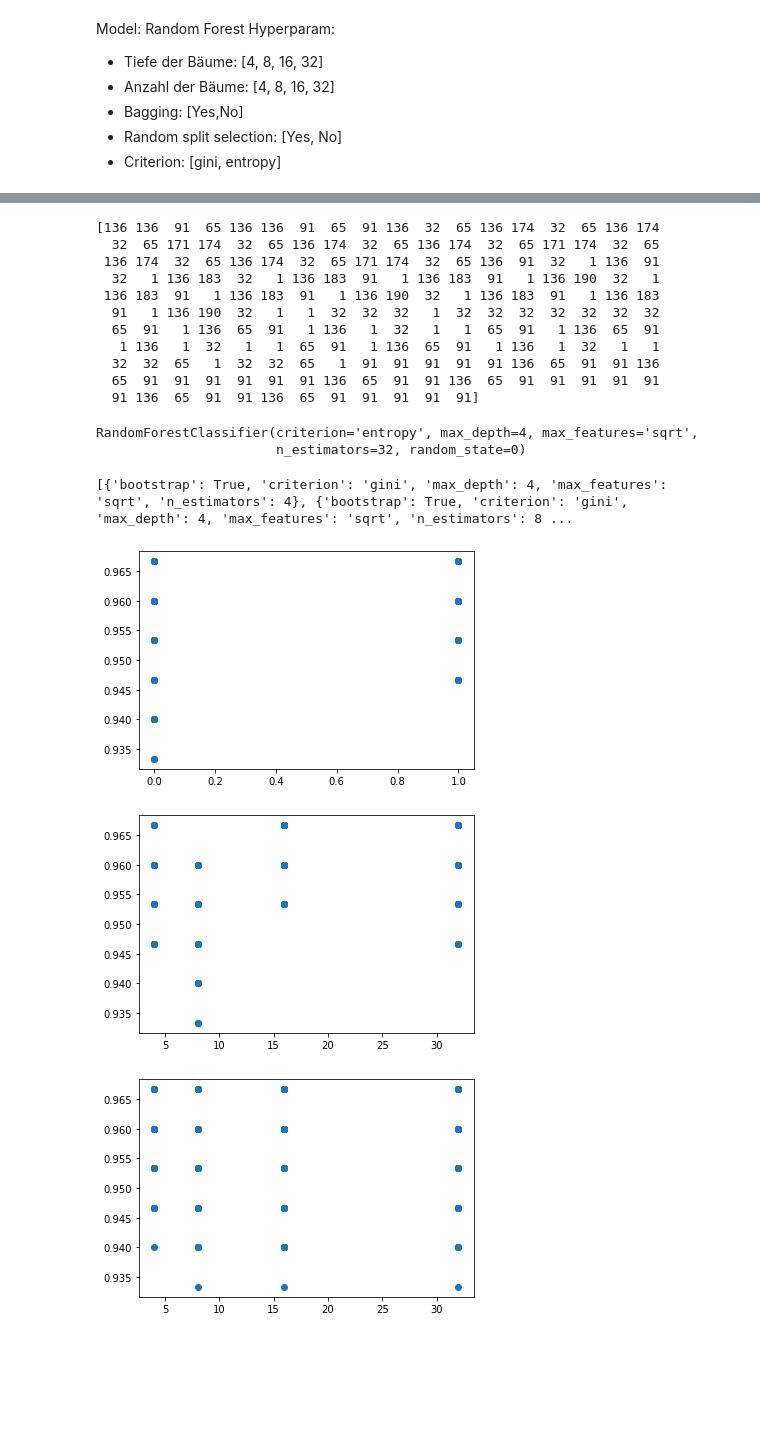
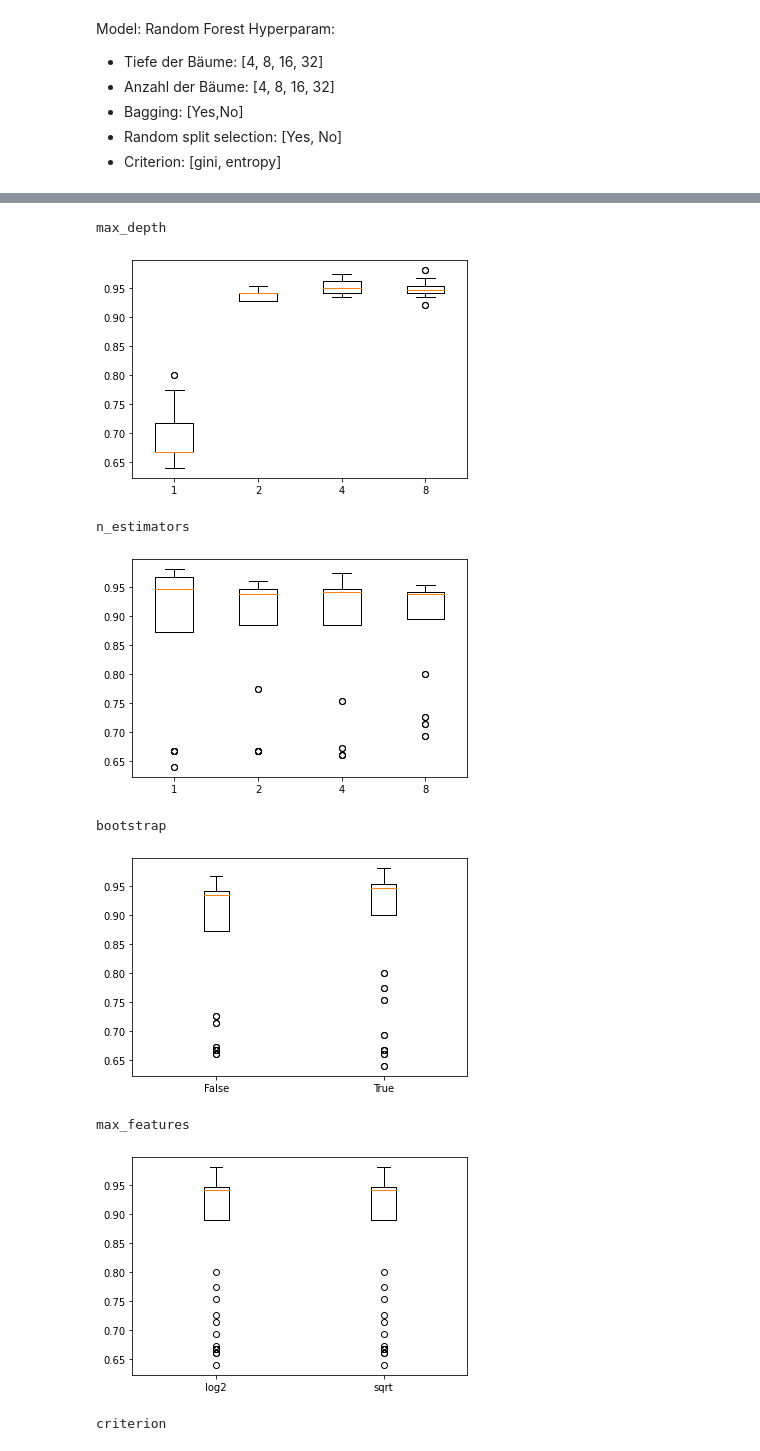
Before and after one commit to u-adrian/PSDA, a Jupyter notebook: 01_Exercise/Aufgabe_7.ipynb, the cells around one changed output, grey strips where cells are left out. Cells and saved outputs as stored; diff of their text form; code cells hidden in the pictures; blank space fills up the shorter version.

Commit message:
cleaner code and boxplots

```diff
--- a/01_Exercise/Aufgabe_7.ipynb
+++ b/01_Exercise/Aufgabe_7.ipynb
@@ -13,17 +15,19 @@ from sklearn.ensemble import RandomForestClassifier
 from sklearn.datasets import load_iris
 
 from sklearn.model_selection import GridSearchCV
+from sklearn.model_selection import StratifiedKFold
 
 dataset = load_iris()
 dataset
 X = dataset.data
 y = dataset.target
 
-forest = RandomForestClassifier(random_state=0)
+stratKFold = StratifiedKFold(n_splits=5,shuffle=True,random_state=random_state)
 
-parameters = {'max_depth':[4,8,16,32], 'n_estimators':[4,8,16,32], 'bootstrap':[True,False], 'max_features': ['sqrt','log2',None], 'criterion':['gini','entropy']}
+forest = RandomForestClassifier(random_state=random_state)
 
-gscv = GridSearchCV(forest, parameters)
+parameters = {'max_depth':[1,2,4,8], 'n_estimators':[1,2,4,8], 'bootstrap':[True,False], 'max_features': ['sqrt','log2'], 'criterion':['gini','entropy']}
+
+gscv = GridSearchCV(estimator=forest, param_grid=parameters, n_jobs=-1, cv=stratKFold)
 gscv.fit(X, y)
-sorted(gscv.cv_results_.keys())
 # %% [output]
@@ -48,23 +40,0 @@ sorted(gscv.cv_results_.keys())
-# %%
-print(gscv.cv_results_['rank_test_score'])
-# %% [output]
-[136 136  91  65 136 136  91  65  91 136  32  65 136 174  32  65 136 174
-  32  65 171 174  32  65 136 174  32  65 136 174  32  65 171 174  32  65
- 136 174  32  65 136 174  32  65 171 174  32  65 136  91  32   1 136  91
-  32   1 136 183  32   1 136 183  91   1 136 183  91   1 136 190  32   1
- 136 183  91   1 136 183  91   1 136 190  32   1 136 183  91   1 136 183
-  91   1 136 190  32   1   1  32  32  32   1  32  32  32  32  32  32  32
-  65  91   1 136  65  91   1 136   1  32   1   1  65  91   1 136  65  91
-   1 136   1  32   1   1  65  91   1 136  65  91   1 136   1  32   1   1
-  32  32  65   1  32  32  65   1  91  91  91  91  91 136  65  91  91 136
-  65  91  91  91  91  91  91 136  65  91  91 136  65  91  91  91  91  91
-  91 136  65  91  91 136  65  91  91  91  91  91]
-# %%
-gscv.best_estimator_
-# %% [output]
-RandomForestClassifier(criterion='entropy', max_depth=4, max_features='sqrt',
-                       n_estimators=32, random_state=0)
-# %%
-print(gscv.cv_results_['params'])
-# %% [output]
-[{'bootstrap': True, 'criterion': 'gini', 'max_depth': 4, 'max_features': 'sqrt', 'n_estimators': 4}, {'bootstrap': True, 'criterion': 'gini', 'max_depth': 4, 'max_features': 'sqrt', 'n_estimators': 8 ...
@@ -94,10 +41,34 @@ for i in range(num_models):
-# %%
-import matplotlib.pyplot as plt
-data_lists = [uses_bootstrap, number_estimators, max_depth]
-for data_list in data_lists:
-  plt.scatter(x=np.array(data_list).T[0], y=np.array(data_list).T[1])
-  plt.show()
-# %% [output]
-[figure, removed]
-[figure, removed]
-[figure, removed]
+# %%
+from pandas.core.groupby.groupby import GroupBy
+import pandas as pd
+import numpy as np
+import matplotlib.pyplot as plt
+
+params = pd.DataFrame(gscv.cv_results_['params'])
+scores = pd.DataFrame(gscv.cv_results_['mean_test_score']).rename(columns={0: 'score'})
+dataframe = params.join(scores)
+for key in parameters.keys():
+  print(key)
+  groups = dataframe.groupby([key])
+  param_list=[]
+  score_list=[]
+  for param in groups.groups.keys():
+    df=dataframe.iloc[groups.groups[param]]
+
+    scores=np.asarray(df['score'])
+    param_list.append(param)
+    score_list.append(scores)
+
+  ###plot
+  plt.boxplot(score_list,labels=param_list)
+  plt.show()
+# %% [output]
+max_depth
+[figure, added]
+n_estimators
+[figure, added]
+bootstrap
+[figure, added]
+max_features
+[figure, added]
+criterion
```
Also changed, not shown: parts of 4 cells of this notebook.
